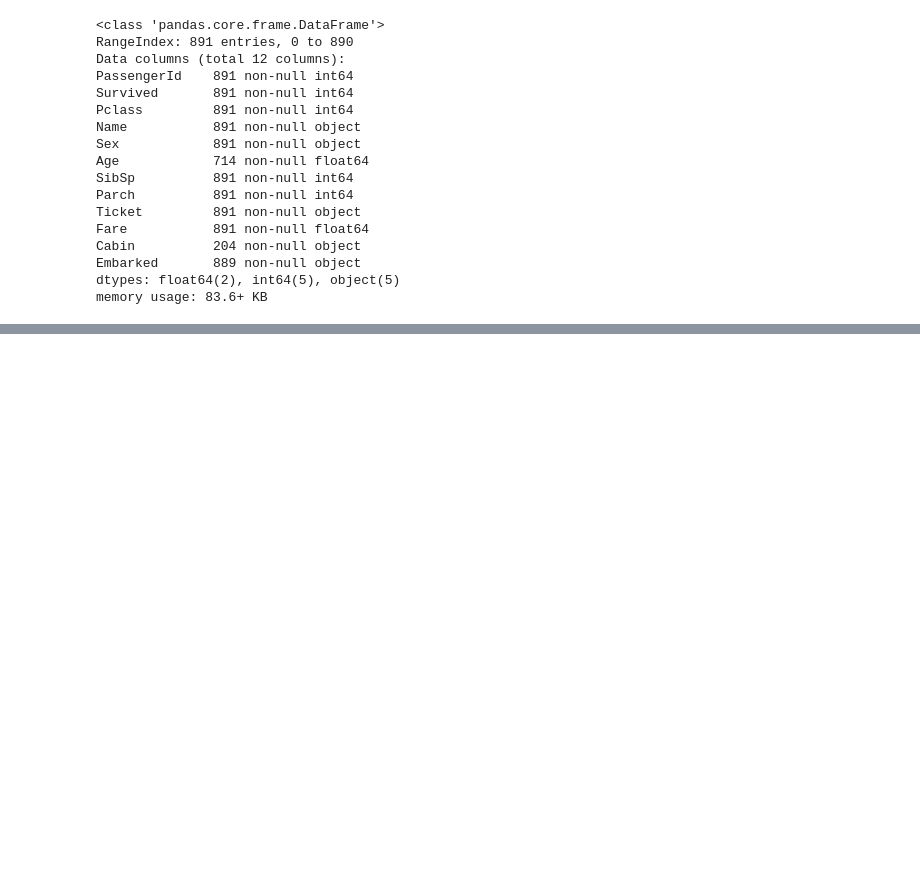
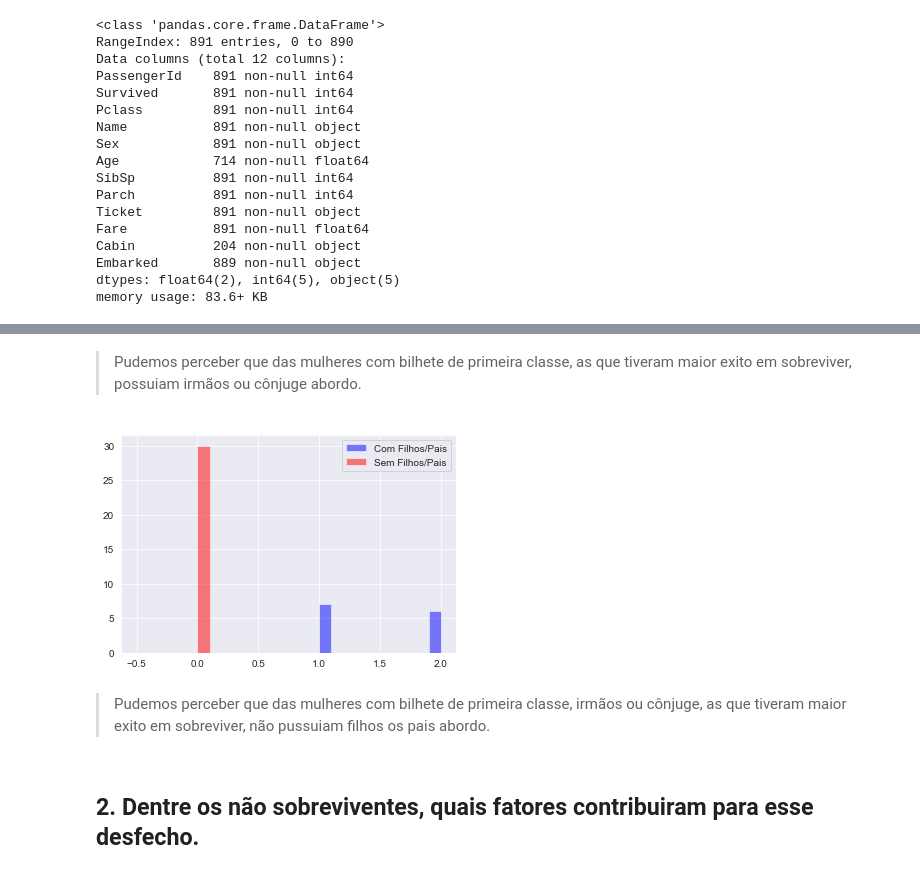
Before and after one commit to thiagueraGyn/final_project, a Jupyter notebook: final_project.ipynb, the cells around one changed output, grey strips where cells are left out. Drawn from its saved outputs; the diff is of its cells as text; code cells hidden in the pictures; blank space fills up the shorter version.

```diff
--- a/final_project.ipynb
+++ b/final_project.ipynb
@@ -147,0 +190,14 @@ memory usage: 80.1+ KB
+# %% [markdown]
+> Pudemos perceber que das mulheres com bilhete de primeira classe, as que tiveram maior exito em sobreviver, possuiam irmãos ou cônjuge abordo.
+# %%
+# Histograma de mulheres com ou sem pais/filhos
+plt.hist(df_surv_fem.query('Pclass == 1 and SibSp > 0 and Parch > 0').Parch, color='blue', alpha=0.5, label='Com Filhos/Pais')
+plt.hist(df_surv_fem.query('Pclass == 1 and SibSp > 0 and Parch == 0').Parch, color='red', alpha=0.5, label='Sem Filhos/Pais')
+plt.legend()
+plt.show()
+# %% [output]
+[figure, added]
+# %% [markdown]
+> Pudemos perceber que das mulheres com bilhete de primeira classe, irmãos ou cônjuge, as que tiveram maior exito em sobreviver, não pussuiam filhos os pais abordo.
+# %% [markdown]
+## 2. Dentre os não sobreviventes, quais fatores contribuiram para esse desfecho.
```
Also changed, not shown: parts of 53 cells of this notebook, 1 other file.
